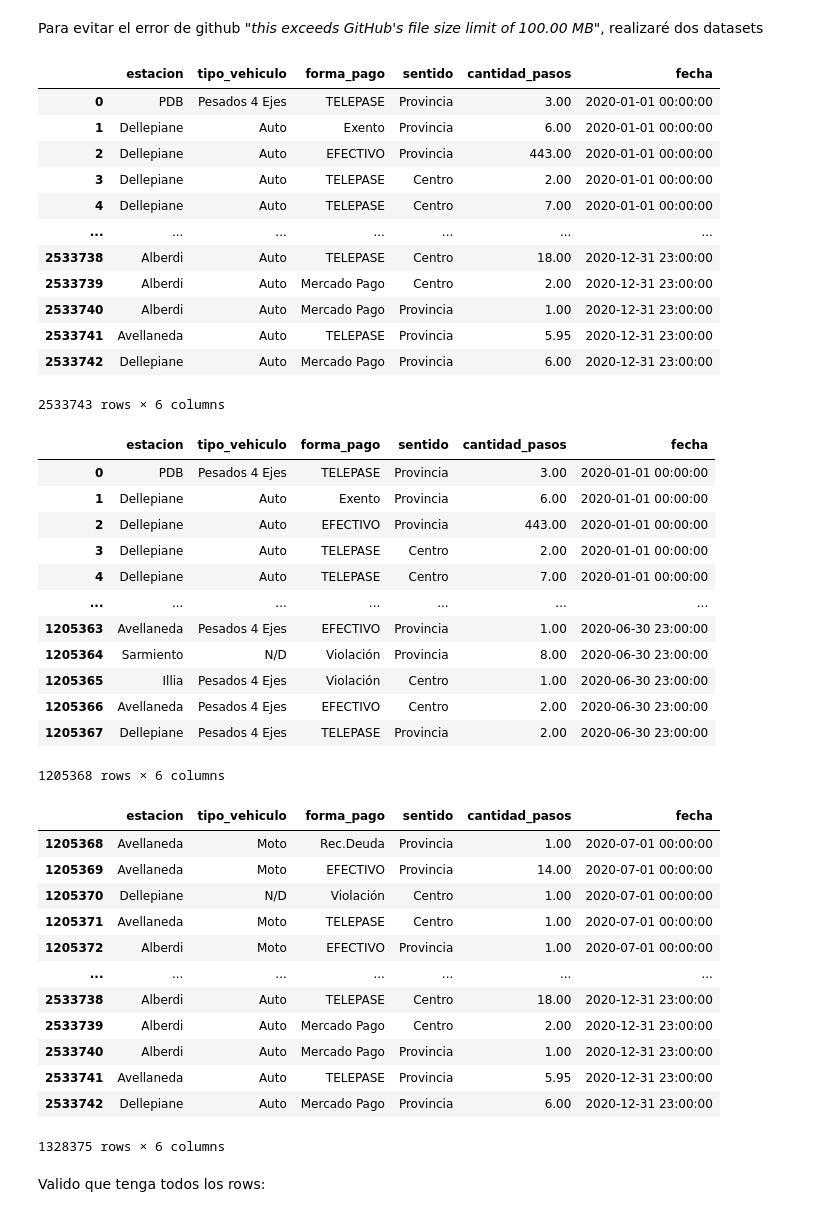
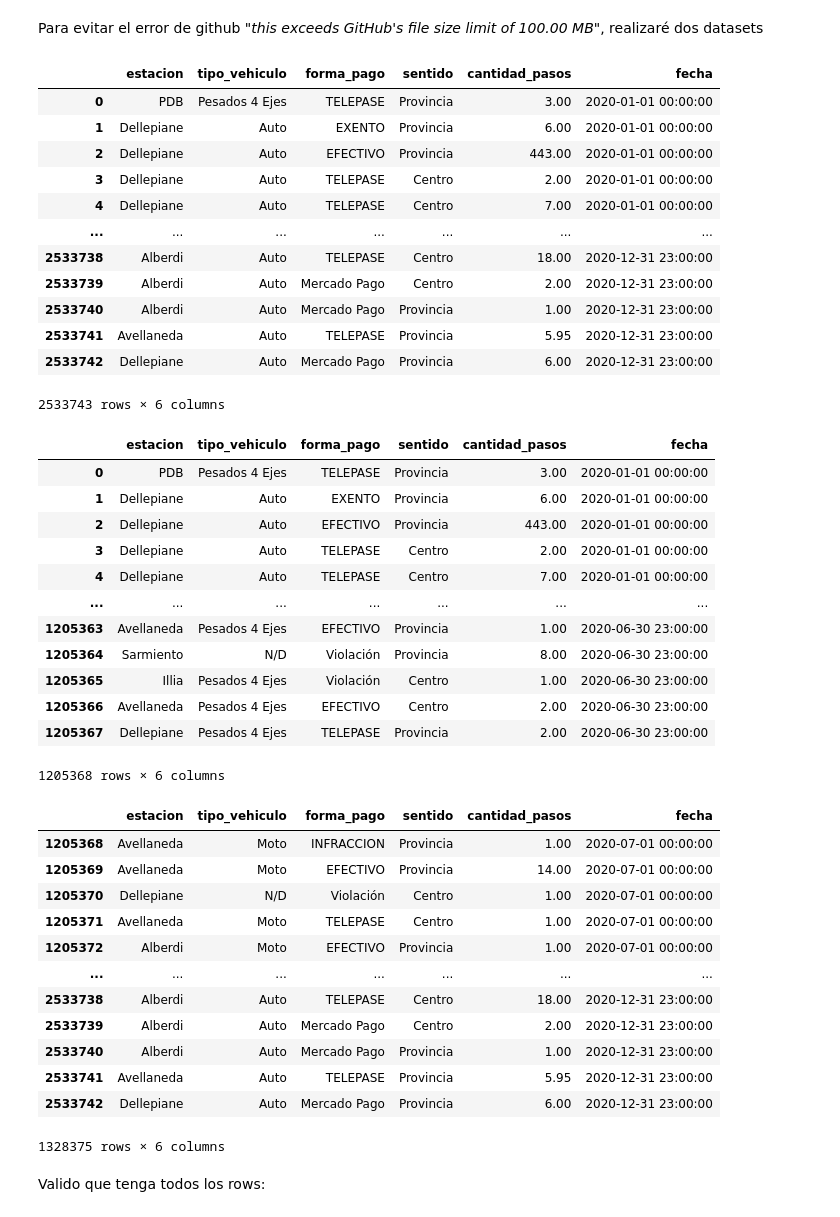
Before and after one commit to martinezalina/illia-p4, a Jupyter notebook: flujo-vehicular-2020.ipynb, the cells around one changed output. Drawn from its saved outputs; the diff is of its cells as text; code cells hidden in the pictures.

```diff
--- a/flujo-vehicular-2020.ipynb
+++ b/flujo-vehicular-2020.ipynb
@@ -97,7 +97,7 @@ data_2020_Q3
 data_2020_full = pd.concat([data_2020_Q1, data_2020_Q2,data_2020_Q3])
 
 # Quito columnas que no son necesarias
-data_2020_full.drop(columns = ['Unnamed: 0','periodo','mes','dia','dia_fecha','hora_inicio'], inplace = True)
+data_2020_full.drop(columns = ['Unnamed: 0','mes','dia_fecha'], inplace = True)
 
 data_2020_full
 # %% [output]
@@ -356,6 +356,8 @@ data_2020_full['forma_pago'] = data_2020_full['forma_pago'].replace({
     'Efectivo':'EFECTIVO',
     'Tarjeta Magnética':'TARJETA DISCAPACIDAD',
     'Tag':'TELEPASE',
+    'Exento':'EXENTO',
+    'Rec.Deuda':'INFRACCION',
 })
 # %%
 # Verifico modalidades de pago
@@ -404,23 +406,23 @@ Para evitar el error de github "*this exceeds GitHub's file size limit of 100.00
 # %%
 
 #Pasamos la columna fecha a formato datetime, y le unimos la hora_fin como hora
 data_2020['fecha2'] = pd.to_datetime(data_2020.fecha) + pd.to_timedelta(data_2020.hora_fin, unit = 'h')
 
 #Quitamos las columnas que ya no vamos a utilizar
-data_2020.drop(columns=['hora_fin', 'fecha'], inplace = True)
+data_2020.drop(columns=['fecha','dia','periodo','hora_inicio','hora_fin'], inplace = True)
 
 #Corregimos el nombre de fecha2 a fecha
 data_2020.rename(columns = {'fecha2':'fecha'}, inplace = True)
 
 #Reordenamos el dataset por fecha
 data_2020.sort_values('fecha', inplace = True)
 data_2020.reset_index(drop=True, inplace = True)
 
 data_2020
 # %% [output]
 |  | estacion | tipo_vehiculo | forma_pago | sentido | cantidad_pasos | fecha |
 | 0 | PDB | Pesados 4 Ejes | TELEPASE | Provincia | 3.00 | 2020-01-01 00:00:00 |
-| 1 | Dellepiane | Auto | Exento | Provincia | 6.00 | 2020-01-01 00:00:00 |
+| 1 | Dellepiane | Auto | EXENTO | Provincia | 6.00 | 2020-01-01 00:00:00 |
 | 2 | Dellepiane | Auto | EFECTIVO | Provincia | 443.00 | 2020-01-01 00:00:00 |
 | 3 | Dellepiane | Auto | TELEPASE | Centro | 2.00 | 2020-01-01 00:00:00 |
 | 4 | Dellepiane | Auto | TELEPASE | Centro | 7.00 | 2020-01-01 00:00:00 |
@@ -439,7 +441,7 @@ data_2020_s1
 # %% [output]
 |  | estacion | tipo_vehiculo | forma_pago | sentido | cantidad_pasos | fecha |
 | 0 | PDB | Pesados 4 Ejes | TELEPASE | Provincia | 3.00 | 2020-01-01 00:00:00 |
-| 1 | Dellepiane | Auto | Exento | Provincia | 6.00 | 2020-01-01 00:00:00 |
+| 1 | Dellepiane | Auto | EXENTO | Provincia | 6.00 | 2020-01-01 00:00:00 |
 | 2 | Dellepiane | Auto | EFECTIVO | Provincia | 443.00 | 2020-01-01 00:00:00 |
 | 3 | Dellepiane | Auto | TELEPASE | Centro | 2.00 | 2020-01-01 00:00:00 |
 | 4 | Dellepiane | Auto | TELEPASE | Centro | 7.00 | 2020-01-01 00:00:00 |
@@ -457,7 +459,7 @@ data_2020_s2 = data_2020[
 data_2020_s2
 # %% [output]
 |  | estacion | tipo_vehiculo | forma_pago | sentido | cantidad_pasos | fecha |
-| 1205368 | Avellaneda | Moto | Rec.Deuda | Provincia | 1.00 | 2020-07-01 00:00:00 |
+| 1205368 | Avellaneda | Moto | INFRACCION | Provincia | 1.00 | 2020-07-01 00:00:00 |
 | 1205369 | Avellaneda | Moto | EFECTIVO | Provincia | 14.00 | 2020-07-01 00:00:00 |
 | 1205370 | Dellepiane | N/D | Violación | Centro | 1.00 | 2020-07-01 00:00:00 |
 | 1205371 | Avellaneda | Moto | TELEPASE | Centro | 1.00 | 2020-07-01 00:00:00 |
```
Also changed, not shown: parts of 13 cells of this notebook, 2 other files.
